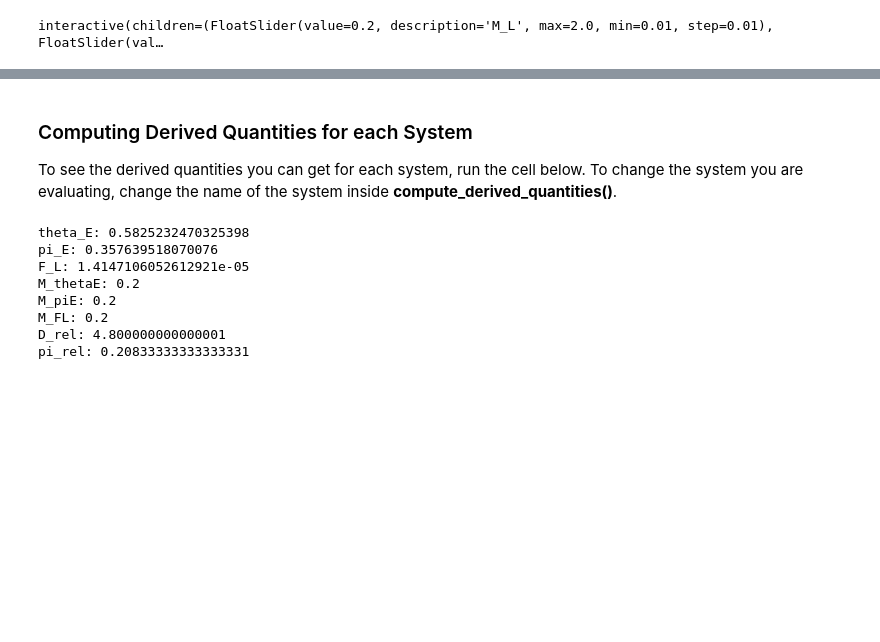
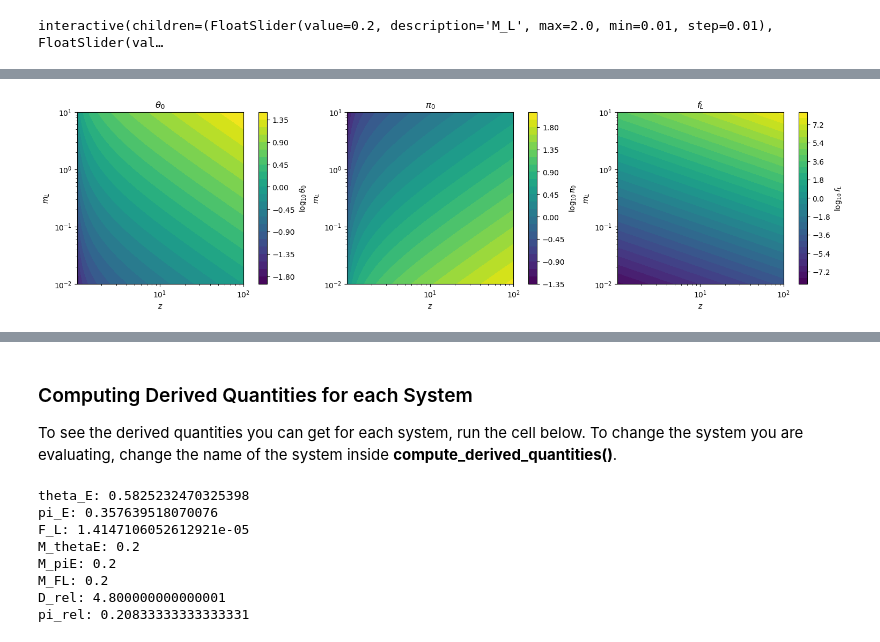
Before and after one commit to truskoa1/Roman-Microlensing-Mass-Distance, a Jupyter notebook: analysis.ipynb, the cells around one changed output, grey strips where cells are left out. Drawn from its saved outputs; the diff is of its cells as text; code cells hidden in the pictures; blank space fills up the shorter version.

```diff
--- a/analysis.ipynb
+++ b/analysis.ipynb
@@ -47,0 +41,66 @@ interactive(children=(FloatSlider(value=0.2, description='M_L', max=2.0, min=0.0
+# %%
+import numpy as np
+import matplotlib.pyplot as plt
+
+# Parameters and constants
+alpha = 4
+C = 1.0
+
+# Grid
+mL = np.logspace(-2, 1, 300)   # 0.01 to 10 Msun
+z = np.logspace(0.01, 2, 300)  # slightly above 1 to 100
+
+Z, M = np.meshgrid(z, mL)
+
+# Dimensionless observables
+theta0 = np.sqrt(M * (Z - 1))
+pi0 = np.sqrt((Z - 1) / M)
+fL = C * M**alpha * Z**2
+
+# Plot
+fig, axes = plt.subplots(1, 3, figsize=(15, 4), constrained_layout=True)
+
+# theta_0
+im1 = axes[0].contourf(
+    Z, M, np.log10(theta0),
+    levels=30
+)
+cbar1 = plt.colorbar(im1, ax=axes[0])
+cbar1.set_label(r'$\log_{10}\theta_0$')
+
+axes[0].set_title(r'$\theta_0$')
+axes[0].set_xscale('log')
+axes[0].set_yscale('log')
+
+# pi_0
+im2 = axes[1].contourf(
+    Z, M, np.log10(pi0),
+    levels=30
+)
+cbar2 = plt.colorbar(im2, ax=axes[1])
+cbar2.set_label(r'$\log_{10}\pi_0$')
+
+axes[1].set_title(r'$\pi_0$')
+axes[1].set_xscale('log')
+axes[1].set_yscale('log')
+
+# f_L
+im3 = axes[2].contourf(
+    Z, M, np.log10(fL),
+    levels=30
+)
+cbar3 = plt.colorbar(im3, ax=axes[2])
+cbar3.set_label(r'$\log_{10}f_L$')
+
+axes[2].set_title(r'$f_L$')
+axes[2].set_xscale('log')
+axes[2].set_yscale('log')
+
+# Shared labels
+for ax in axes:
+    ax.set_ylabel(r'$m_L$')
+    ax.set_xlabel(r'$z$')
+
+plt.show()
+# %% [output]
+[figure, added]
```
Also changed, not shown: parts of 5 cells of this notebook, 1 other file.
